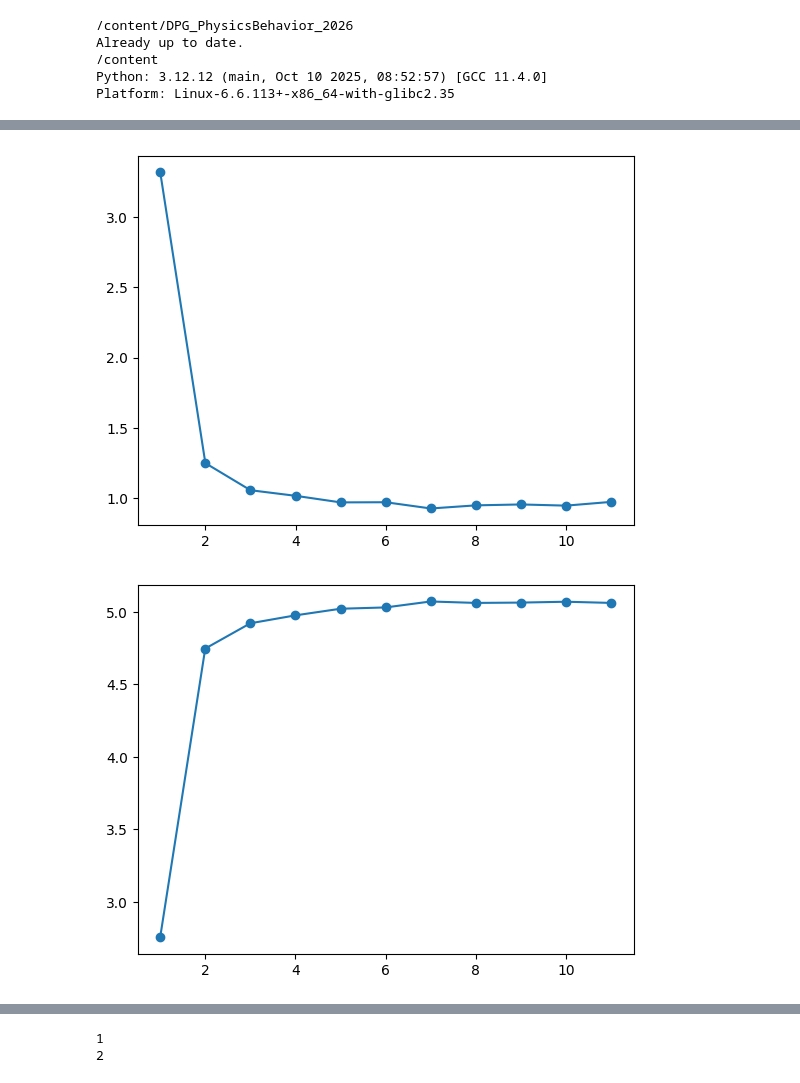
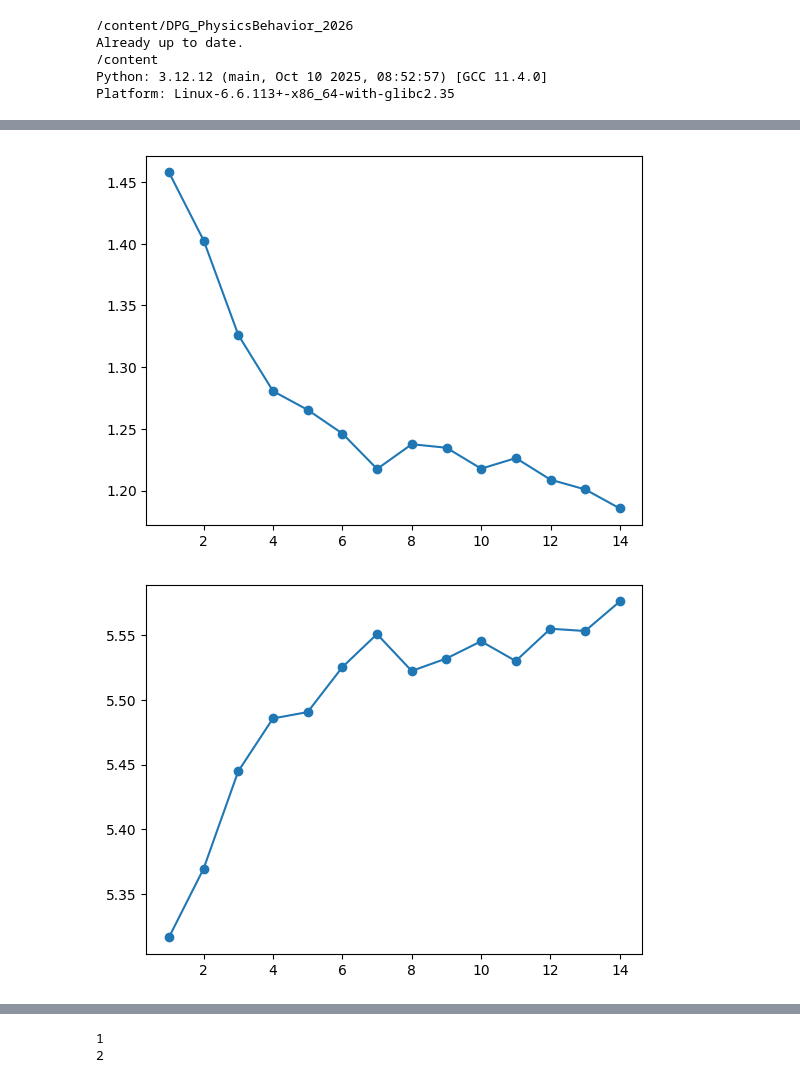
Before and after one commit to AntonioCCosta/DPG_PhysicsBehavior_2026, a Jupyter notebook: notebooks/notebook_5.ipynb, the cells around one changed output, grey strips where cells are left out. Drawn from its saved outputs; the diff is of its cells as text; code cells hidden in the pictures.

```diff
--- a/notebooks/notebook_5.ipynb
+++ b/notebooks/notebook_5.ipynb
@@ -82,0 +75,29 @@ plt.show()
+# %%
+mat=h5py.File('./DPG_PhysicsBehavior_2026/data/PNAS2011-DataStitched.mat','r')
+refs=list(mat['#refs#'].keys())[1:]
+tseries_w=[ma.masked_invalid(np.array(mat['#refs#'][ref]).T)[:,:5] for ref in refs]
+mat.close()
+frameRate=16.
+dt=1/frameRate
+len_w,dim = tseries_w[0].shape
+
+
+masked_ts_w = []
+for worm in np.arange(len(tseries_w)):
+    ts_w = tseries_w[worm]
+    ts_w[0] = ma.masked
+    ts_w[-1] = ma.masked
+    masked_ts_w.append(ts_w)
+
+tseries_all = ma.vstack(masked_ts_w)
+
+segments=op_calc.segment_maskedArray(tseries_all,5)
+omegas_all=ma.zeros(tseries_all.shape[0])
+for t0,tf in segments:
+    omegas_all[t0:tf] = compute_omega(tseries_all,t0,tf)
+omegas_all[omegas_all==0]=ma.masked
+
+eigenworms_matrix = np.loadtxt('./DPG_PhysicsBehavior_2026/data/EigenWorms.csv', delimiter=',').astype(np.float32)
+thetas_w = ma.array([ts.dot(eigenworms_matrix[:,:5].T) for ts in masked_ts_w])
+thetas_all = ma.vstack(thetas_w)
+thetas_sum = thetas_all.sum(axis=1)
@@ -85,11 +123,14 @@ Now, as you've seen in the tutorial from Greg Stephens, we can reconstruct a top
 # %%
 from scipy.sparse import diags
-npartition_range=np.array(np.logspace(2,3,4),dtype=int) #number of partitions to examine
-range_Ks =  np.arange(1,12,dtype=int) #range of delays to study
+
+example_tseries = masked_ts_w[0]
+
+npartition_range=np.array(np.logspace(2,3.,4),dtype=int) #number of partitions to examine
+range_Ks =  np.arange(1,15,1,dtype=int) #range of delays to study
 h_K=np.zeros((len(range_Ks),len(npartition_range)))
 Ipred_K=np.zeros((len(range_Ks),len(npartition_range)))
 for k,K in enumerate(range_Ks):
-    traj_matrix = embed.trajectory_matrix(ma.masked_invalid(X),K=K-1)
+    traj_matrix = embed.trajectory_matrix(example_tseries,K=K-1)
     print('created trajectory matrix of shape {}'.format(traj_matrix.shape))
     for kn,N in enumerate(npartition_range):
         labels=cl.kmeans_partition(traj_matrix,N,batchsize=5000)
@@ -134,10 +175,10 @@ plt.show()
 # %%
-plt.plot(range_Ks,h_K[:,-2],marker='o')
+plt.plot(range_Ks,h_K[:,-1],marker='o')
 plt.show()
 
-plt.plot(range_Ks,Ipred_K[:,-2],marker='o')
+plt.plot(range_Ks,Ipred_K[:,-1],marker='o')
 plt.show()
 # %% [output]
-[figure, old version]
+[figure, new version]
-[figure, old version]
+[figure, new version]
 # %%
```
Also changed, not shown: parts of 36 cells of this notebook.
